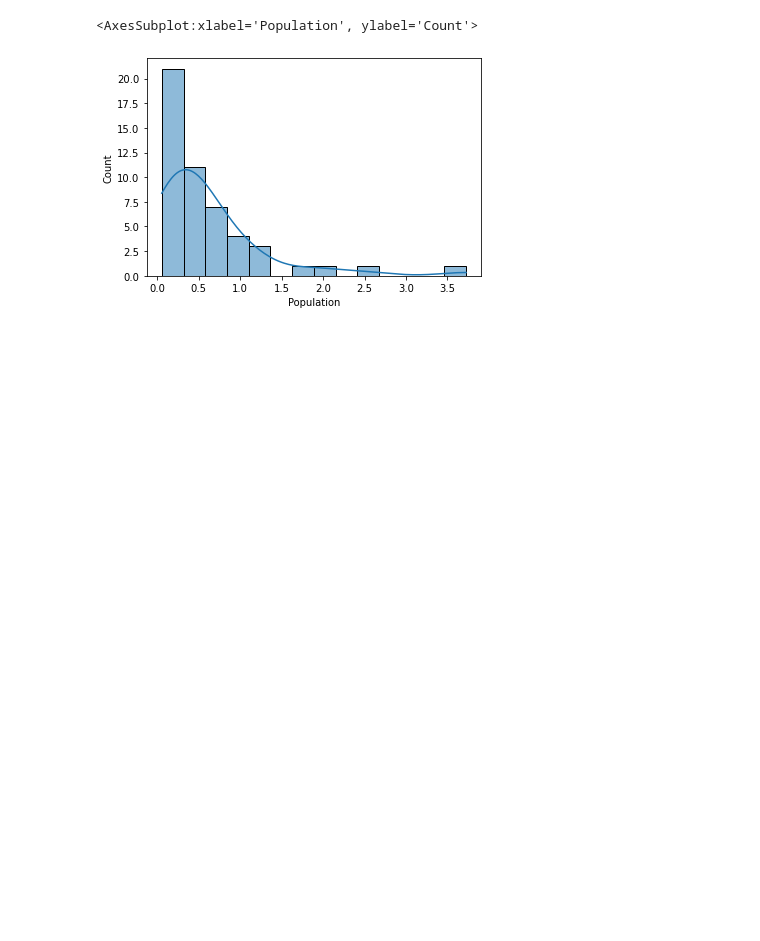
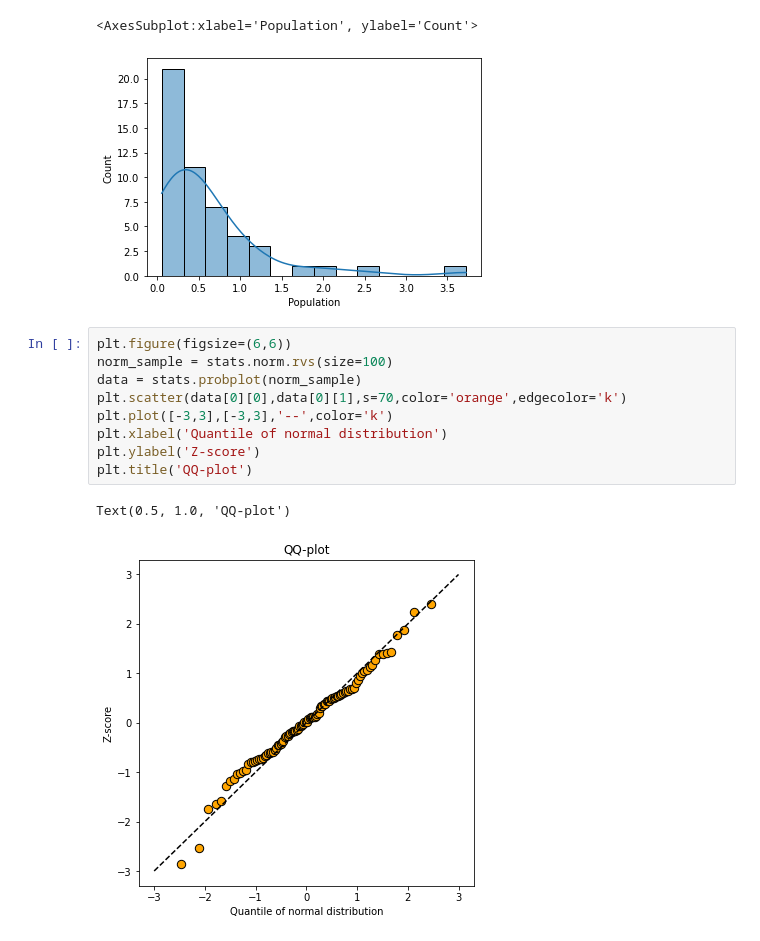
Before and after one commit to Lowen695/statistics_trail_public, a Jupyter notebook: Statistics day1.ipynb, the cells around one changed output. Saved outputs shown, nothing was run; the diff lists cells and outputs as text; blank space fills up the shorter version.

```diff
--- a/Statistics day1.ipynb
+++ b/Statistics day1.ipynb
@@ -96,3 +96,15 @@ sns.histplot(f['Population']/10_000_000,kde=True)
 # %% [output]
 <AxesSubplot:xlabel='Population', ylabel='Count'>
 [figure]
+# %%
+plt.figure(figsize=(6,6))
+norm_sample = stats.norm.rvs(size=100)
+data = stats.probplot(norm_sample)
+plt.scatter(data[0][0],data[0][1],s=70,color='orange',edgecolor='k')
+plt.plot([-3,3],[-3,3],'--',color='k')
+plt.xlabel('Quantile of normal distribution')
+plt.ylabel('Z-score')
+plt.title('QQ-plot')
+# %% [output]
+Text(0.5, 1.0, 'QQ-plot')
+[figure, added]
```
